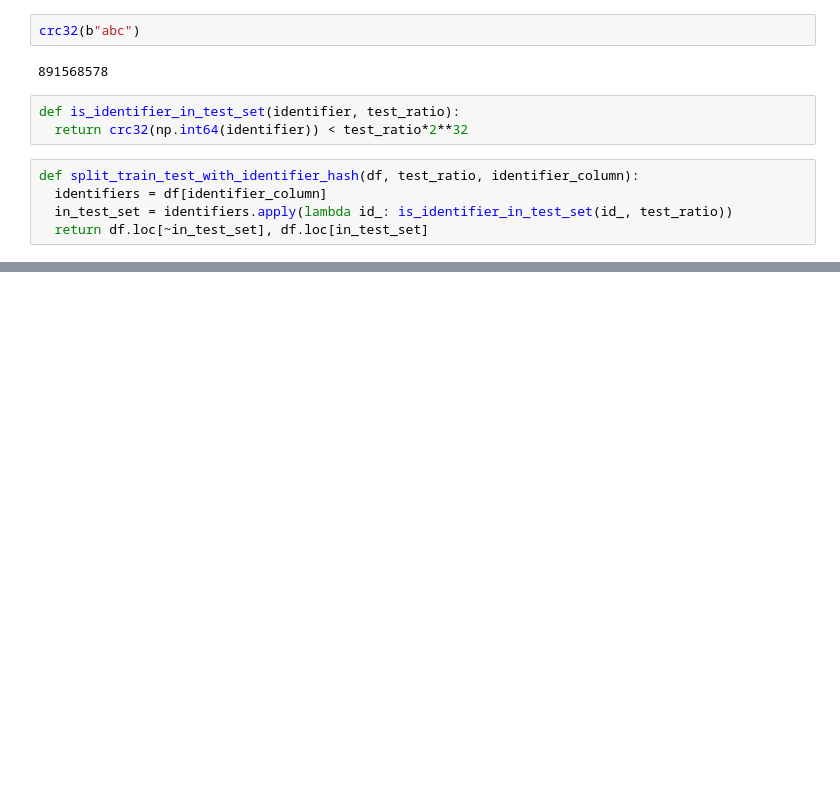
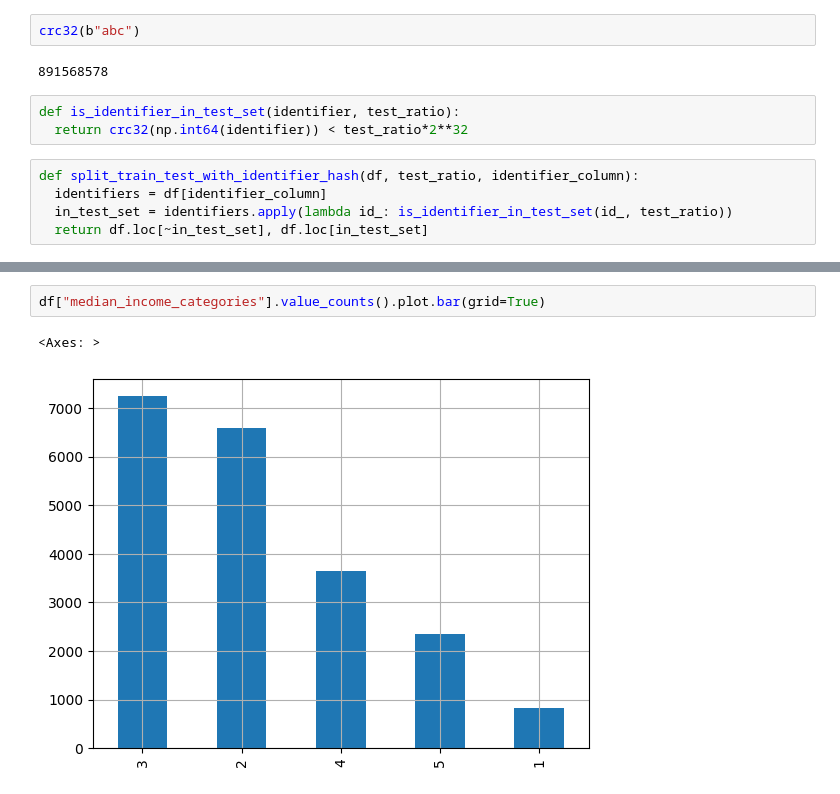
Before and after one commit to AryaSaboury/AryaSaboury, a Jupyter notebook: Untitled1.ipynb, the cells around one changed output, grey strips where cells are left out. Saved outputs shown, nothing was run; the diff lists cells and outputs as text; blank space fills up the shorter version.

```diff
--- a/Untitled1.ipynb
+++ b/Untitled1.ipynb
@@ -126,0 +206,5 @@ def split_train_test_with_identifier_hash(df, test_ratio, identifier_column):
+# %%
+df["median_income_categories"].value_counts().plot.bar(grid=True)
+# %% [output]
+<Axes: >
+[figure, added]
```
Also changed, not shown: parts of 7 cells of this notebook.
